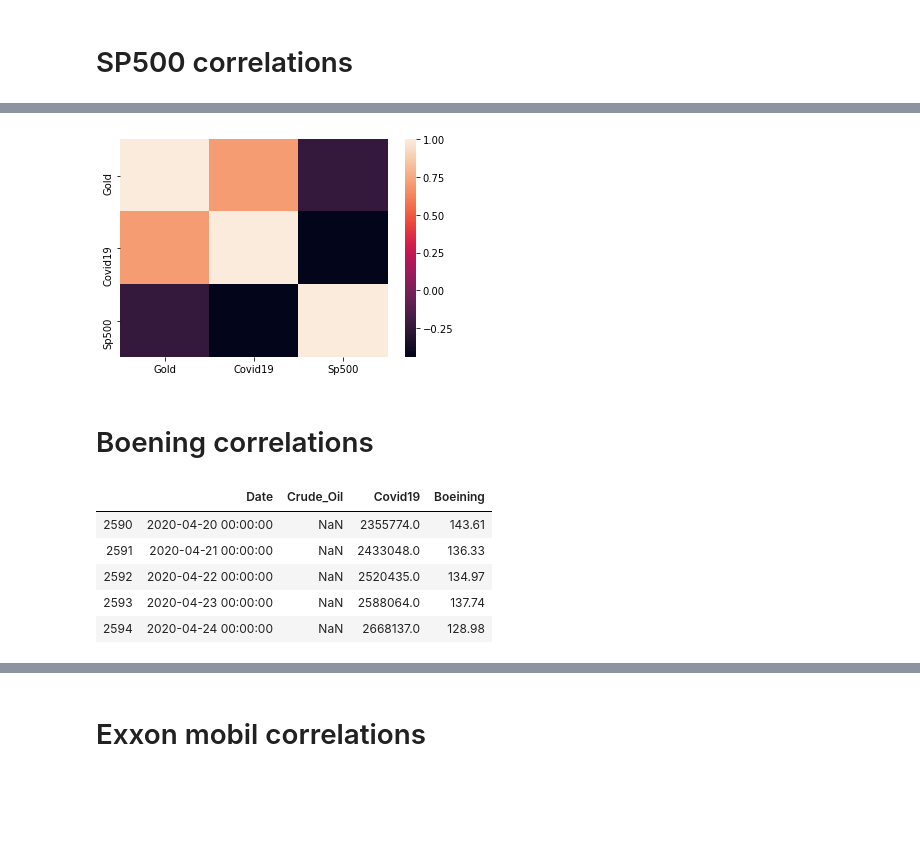
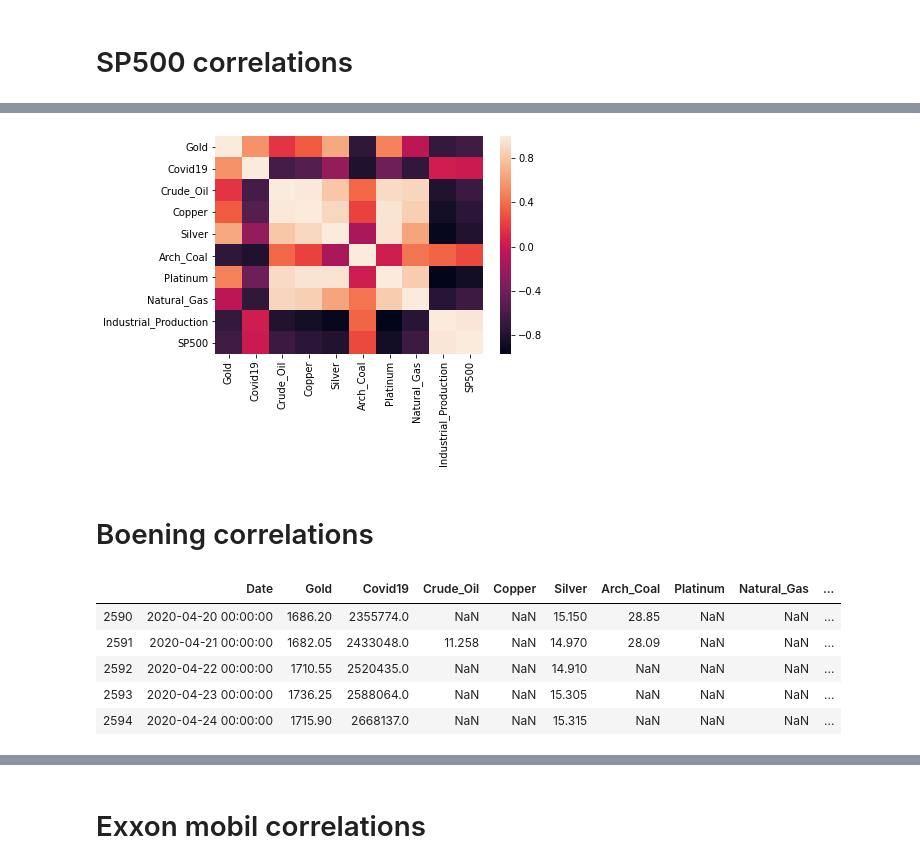
Before and after one commit to azagorowski/Analysis-and-forecast-of-stock-exchange-price-based-on-selected-indicators-using-machine-learning, a Jupyter notebook: scripts/Correlations.ipynb, the cells around one changed output, grey strips where cells are left out. Cells and saved outputs as stored; diff of their text form; code cells hidden in the pictures; blank space fills up the shorter version.

```diff
--- a/scripts/Correlations.ipynb
+++ b/scripts/Correlations.ipynb
@@ -38,0 +23,18 @@ df.tail()
+# %%
+#Get SQLLite select statement SP500 index and indicators
+df = pd.read_sql_query("""select sp."Date", g."Index" as Gold, c19."Index" Covid19, co."Index" as Crude_Oil,
+cr."Index" as Copper, s."Index" as Silver, ac."Index" as Arch_Coal, p."Index" as Platinum, ng."Index" as Natural_Gas,
+ip."Index" as Industrial_Production, sp."Index" as SP500
+ from SP500 as sp
+  LEFT OUTER JOIN Covid19 as c19 ON sp.Date = C19.Date
+  LEFT OUTER JOIN Gold as g ON sp.Date=g.Date
+  LEFT OUTER JOIN Crude_Oil as co ON sp.Date=co.Date
+  LEFT OUTER JOIN Copper as cr ON sp.Date=cr.Date
+  LEFT OUTER JOIN Silver as s ON sp.Date=s.Date
+  LEFT OUTER JOIN Arch_Coal as ac ON sp.Date=ac.Date
+  LEFT OUTER JOIN Platinum as p ON sp.Date=p.Date
+  LEFT OUTER JOIN Natural_Gas as ng ON sp.Date=ng.Date
+  LEFT OUTER JOIN Industrial_Prod as ip ON sp.Date=ip.Date
+Where sp."Index" IS NOT NULL
+""", conn)
+df.head()
@@ -47,5 +56,6 @@ sns.heatmap(corr,
         yticklabels=corr.columns)
 
 #Make correlation basic table
-df.corr()
+df1=df.corr()
+df1
 # %% [output]
@@ -56,23 +73,32 @@ df.corr()
-[figure, old version]
+[figure, new version]
 # %% [markdown]
 # Boening correlations
 # %%
 #Get SQLLite select statement Boening stock prices and indicators
-df2 = pd.read_sql_query("""select bo."Date", co."Index" as Crude_Oil, C19."Index" as Covid19, bo."Index" as Boeining
+df2 = pd.read_sql_query("""select bo."Date", g."Index" as Gold, c19."Index" Covid19, co."Index" as Crude_Oil,
+cr."Index" as Copper, s."Index" as Silver, ac."Index" as Arch_Coal, p."Index" as Platinum, ng."Index" as Natural_Gas,
+ip."Index" as Industrial_Production, bo."Index" as Boening
  from Boening as bo
-  LEFT OUTER JOIN Covid19 as C19 ON bo.Date = C19.Date
-  LEFT OUTER JOIN crude_oil as co ON bo.Date=co.Date
+  LEFT OUTER JOIN Covid19 as c19 ON bo.Date = C19.Date
+  LEFT OUTER JOIN Gold as g ON bo.Date=g.Date
+  LEFT OUTER JOIN Crude_Oil as co ON bo.Date=co.Date
+  LEFT OUTER JOIN Copper as cr ON bo.Date=cr.Date
+  LEFT OUTER JOIN Silver as s ON bo.Date=s.Date
+  LEFT OUTER JOIN Arch_Coal as ac ON bo.Date=ac.Date
+  LEFT OUTER JOIN Platinum as p ON bo.Date=p.Date
+  LEFT OUTER JOIN Natural_Gas as ng ON bo.Date=ng.Date
+  LEFT OUTER JOIN Industrial_Prod as ip ON bo.Date=ip.Date
 Where bo."Index" IS NOT NULL
 """, conn)
 
 df2.tail()
 # %% [output]
-|  | Date | Crude_Oil | Covid19 | Boeining |
-| 2590 | 2020-04-20 00:00:00 | NaN | 2355774.0 | 143.61 |
-| 2591 | 2020-04-21 00:00:00 | NaN | 2433048.0 | 136.33 |
-| 2592 | 2020-04-22 00:00:00 | NaN | 2520435.0 | 134.97 |
-| 2593 | 2020-04-23 00:00:00 | NaN | 2588064.0 | 137.74 |
-| 2594 | 2020-04-24 00:00:00 | NaN | 2668137.0 | 128.98 |
+|  | Date | Gold | Covid19 | Crude_Oil | Copper | Silver | Arch_Coal | Platinum | Natural_Gas | ... |
+| 2590 | 2020-04-20 00:00:00 | 1686.20 | 2355774.0 | NaN | NaN | 15.150 | 28.85 | NaN | NaN | ... |
+| 2591 | 2020-04-21 00:00:00 | 1682.05 | 2433048.0 | 11.258 | NaN | 14.970 | 28.09 | NaN | NaN | ... |
+| 2592 | 2020-04-22 00:00:00 | 1710.55 | 2520435.0 | NaN | NaN | 14.910 | NaN | NaN | NaN | ... |
+| 2593 | 2020-04-23 00:00:00 | 1736.25 | 2588064.0 | NaN | NaN | 15.305 | NaN | NaN | NaN | ... |
+| 2594 | 2020-04-24 00:00:00 | 1715.90 | 2668137.0 | NaN | NaN | 15.315 | NaN | NaN | NaN | ... |
 # %%
 #Make correlation table with heatmap
 import seaborn as sns
```
Also changed, not shown: parts of 7 cells of this notebook, 1 other file.
